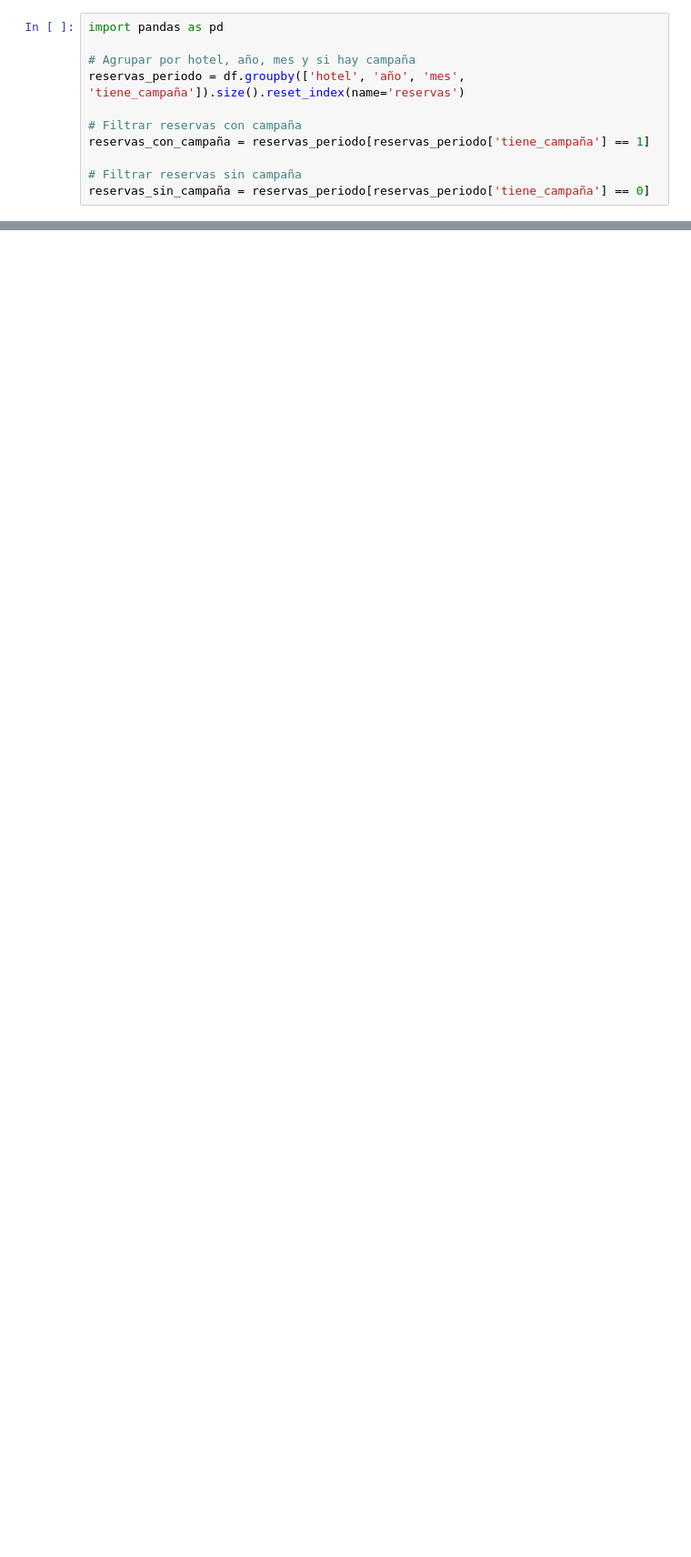
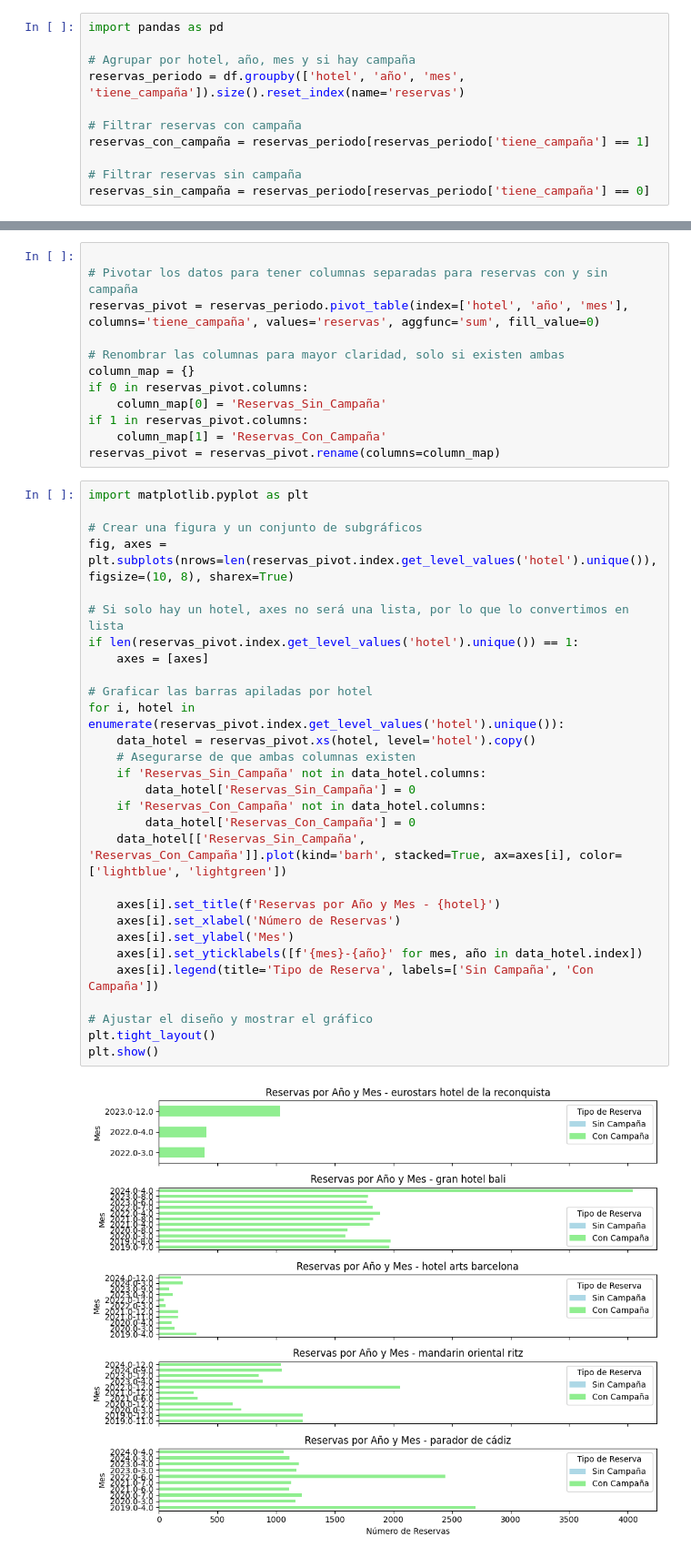
Before and after one commit to leonxrdon/TFM-ImpactoMarketing, a Jupyter notebook: notebooks/04_model_prediction.ipynb, the cells around one changed output, grey strips where cells are left out. Shown at 91% size. Drawn from its saved outputs; the diff is of its cells as text; blank space fills up the shorter version.

```diff
--- a/notebooks/04_model_prediction.ipynb
+++ b/notebooks/04_model_prediction.ipynb
@@ -242,0 +347,43 @@ plt.show()
+# %%
+
+# Pivotar los datos para tener columnas separadas para reservas con y sin campaña
+reservas_pivot = reservas_periodo.pivot_table(index=['hotel', 'año', 'mes'], columns='tiene_campaña', values='reservas', aggfunc='sum', fill_value=0)
+
+# Renombrar las columnas para mayor claridad, solo si existen ambas
+column_map = {}
+if 0 in reservas_pivot.columns:
+	column_map[0] = 'Reservas_Sin_Campaña'
+if 1 in reservas_pivot.columns:
+	column_map[1] = 'Reservas_Con_Campaña'
+reservas_pivot = reservas_pivot.rename(columns=column_map)
+# %%
+import matplotlib.pyplot as plt
+
+# Crear una figura y un conjunto de subgráficos
+fig, axes = plt.subplots(nrows=len(reservas_pivot.index.get_level_values('hotel').unique()), figsize=(10, 8), sharex=True)
+
+# Si solo hay un hotel, axes no será una lista, por lo que lo convertimos en lista
+if len(reservas_pivot.index.get_level_values('hotel').unique()) == 1:
+    axes = [axes]
+
+# Graficar las barras apiladas por hotel
+for i, hotel in enumerate(reservas_pivot.index.get_level_values('hotel').unique()):
+    data_hotel = reservas_pivot.xs(hotel, level='hotel').copy()
+    # Asegurarse de que ambas columnas existen
+    if 'Reservas_Sin_Campaña' not in data_hotel.columns:
+        data_hotel['Reservas_Sin_Campaña'] = 0
+    if 'Reservas_Con_Campaña' not in data_hotel.columns:
+        data_hotel['Reservas_Con_Campaña'] = 0
+    data_hotel[['Reservas_Sin_Campaña', 'Reservas_Con_Campaña']].plot(kind='barh', stacked=True, ax=axes[i], color=['lightblue', 'lightgreen'])
+
+    axes[i].set_title(f'Reservas por Año y Mes - {hotel}')
+    axes[i].set_xlabel('Número de Reservas')
+    axes[i].set_ylabel('Mes')
+    axes[i].set_yticklabels([f'{mes}-{año}' for mes, año in data_hotel.index])
+    axes[i].legend(title='Tipo de Reserva', labels=['Sin Campaña', 'Con Campaña'])
+
+# Ajustar el diseño y mostrar el gráfico
+plt.tight_layout()
+plt.show()
+# %% [output]
+[figure, added]
```
Also changed, not shown: parts of 7 cells of this notebook.
